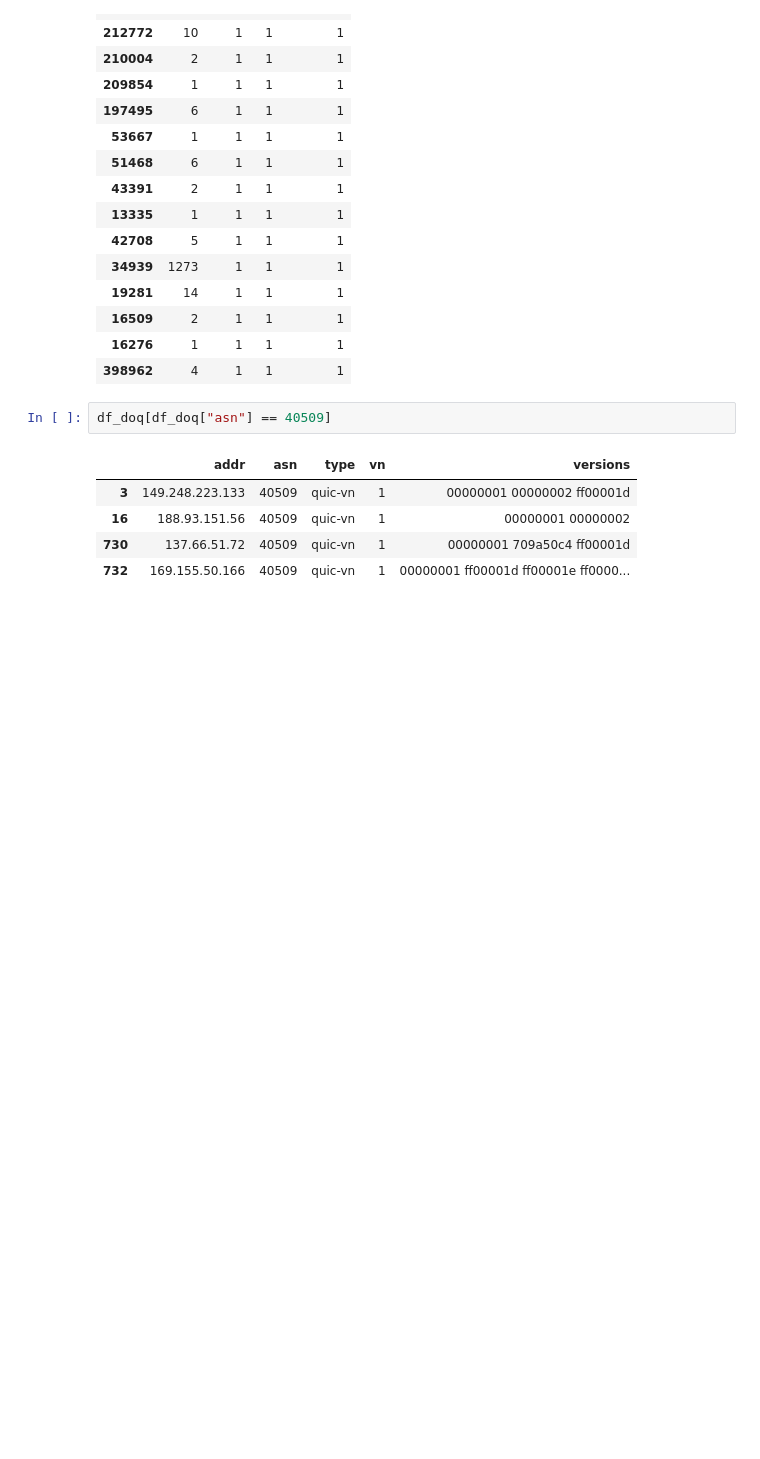
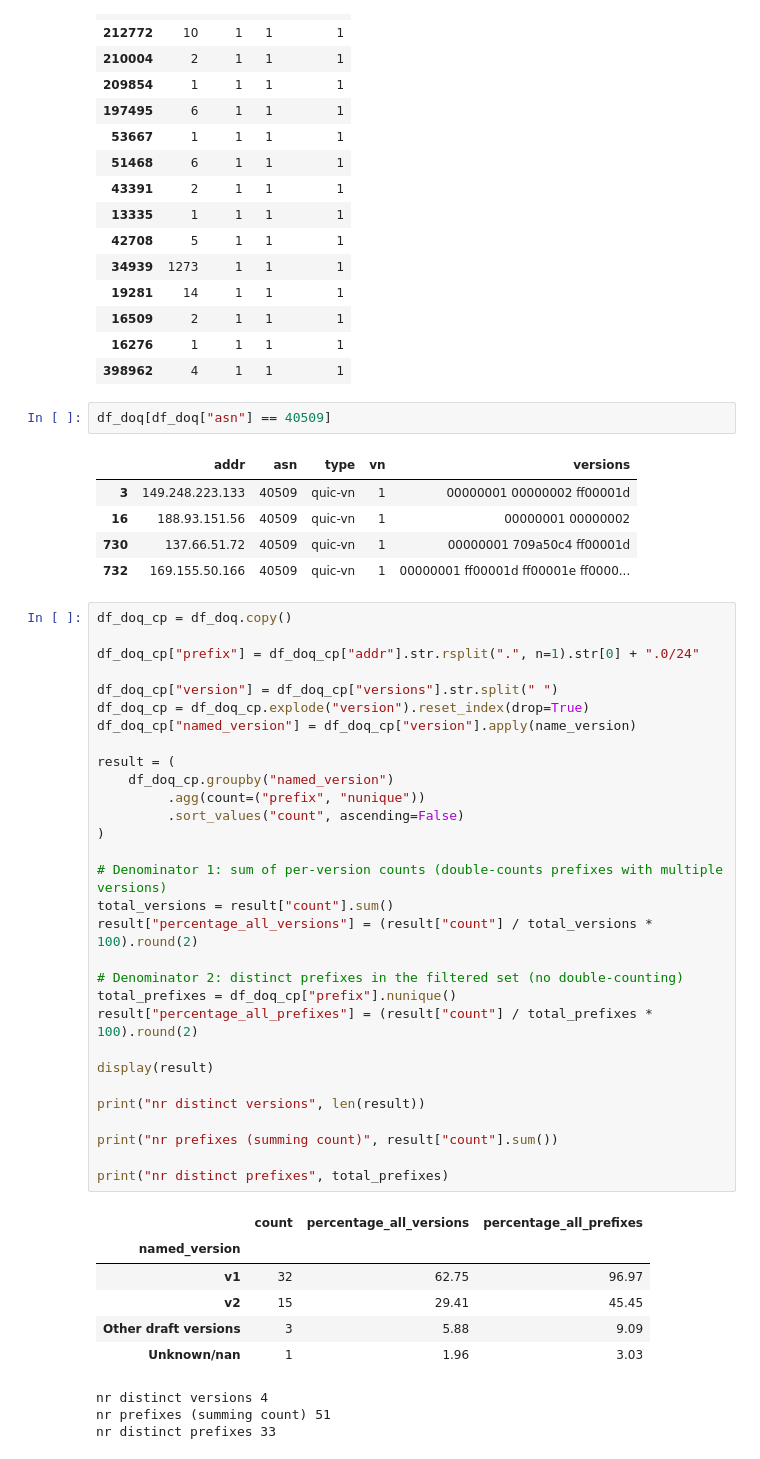
Before and after one commit to gustavoluvizotto/anycast-service-discovery, a Jupyter notebook: analysis/quic/QUIC Version eval.ipynb, the cells around one changed output. Drawn from its saved outputs; the diff is of its cells as text; blank space fills up the shorter version.

```diff
--- a/analysis/quic/QUIC Version eval.ipynb
+++ b/analysis/quic/QUIC Version eval.ipynb
@@ -492,3 +492,43 @@ df_doq[df_doq["asn"] == 40509]
 | 16 | 188.93.151.56 | 40509 | quic-vn | 1 | 00000001 00000002 |
 | 730 | 137.66.51.72 | 40509 | quic-vn | 1 | 00000001 709a50c4 ff00001d |
 | 732 | 169.155.50.166 | 40509 | quic-vn | 1 | 00000001 ff00001d ff00001e ff0000... |
+# %%
+df_doq_cp = df_doq.copy()
+
+df_doq_cp["prefix"] = df_doq_cp["addr"].str.rsplit(".", n=1).str[0] + ".0/24"
+
+df_doq_cp["version"] = df_doq_cp["versions"].str.split(" ")
+df_doq_cp = df_doq_cp.explode("version").reset_index(drop=True)
+df_doq_cp["named_version"] = df_doq_cp["version"].apply(name_version)
+
+result = (
+    df_doq_cp.groupby("named_version")
+         .agg(count=("prefix", "nunique"))
+         .sort_values("count", ascending=False)
+)
+
+# Denominator 1: sum of per-version counts (double-counts prefixes with multiple versions)
+total_versions = result["count"].sum()
+result["percentage_all_versions"] = (result["count"] / total_versions * 100).round(2)
+
+# Denominator 2: distinct prefixes in the filtered set (no double-counting)
+total_prefixes = df_doq_cp["prefix"].nunique()
+result["percentage_all_prefixes"] = (result["count"] / total_prefixes * 100).round(2)
+
+display(result)
+
+print("nr distinct versions", len(result))
+
+print("nr prefixes (summing count)", result["count"].sum())
+
+print("nr distinct prefixes", total_prefixes)
+# %% [output]
+|  | count | percentage_all_versions | percentage_all_prefixes |
+| named_version |  |  |  |
+| v1 | 32 | 62.75 | 96.97 |
+| v2 | 15 | 29.41 | 45.45 |
+| Other draft versions | 3 | 5.88 | 9.09 |
+| Unknown/nan | 1 | 1.96 | 3.03 |
+nr distinct versions 4
+nr prefixes (summing count) 51
+nr distinct prefixes 33
```
